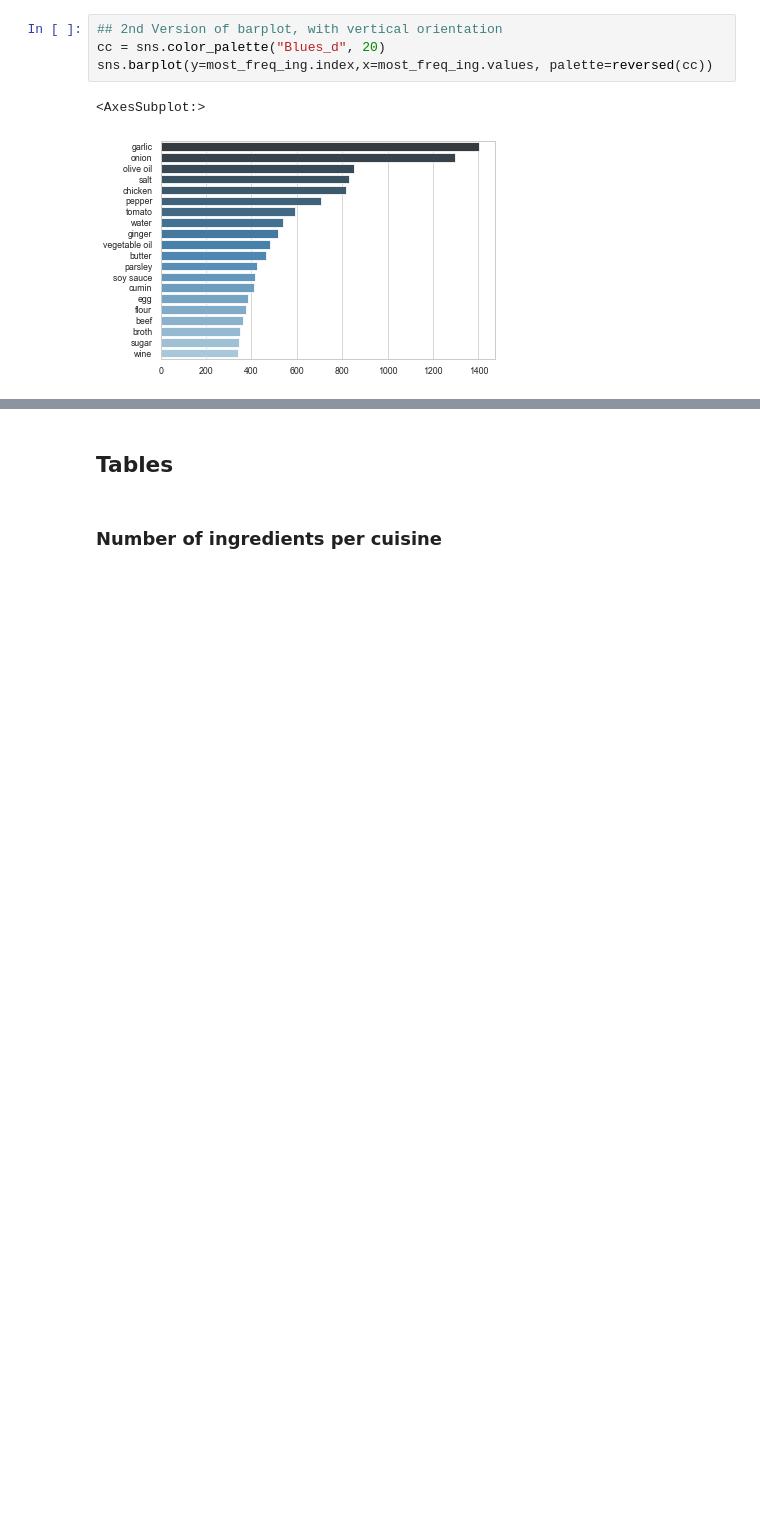
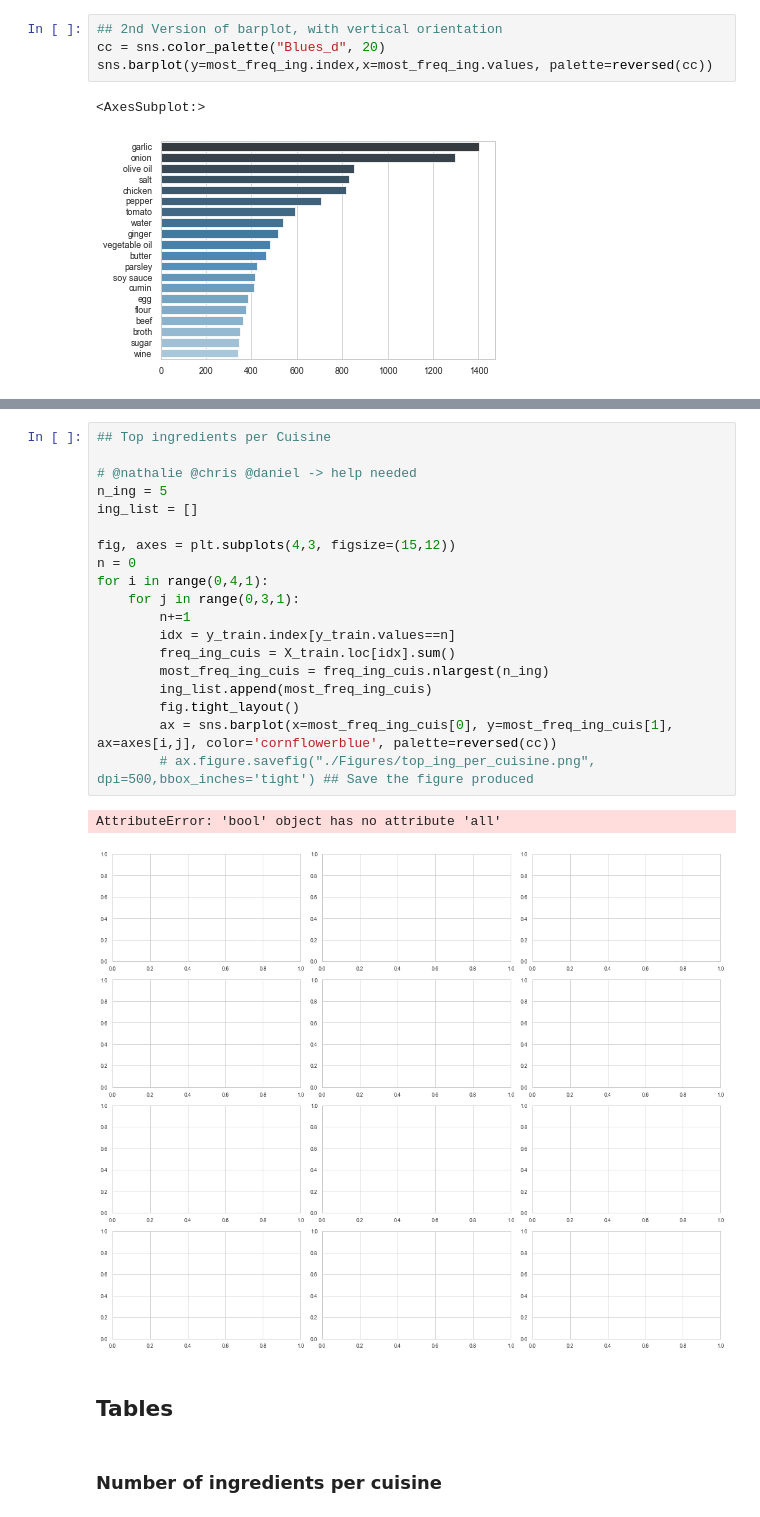
Before and after one commit to TedOiler/dme_gp, a Jupyter notebook: recipes/main.ipynb, the cells around one changed output, grey strips where cells are left out. Saved outputs shown, nothing was run; the diff lists cells and outputs as text; blank space fills up the shorter version.

Commit message:
top ingridient per cuisine graph. Help needed

```diff
--- a/recipes/main.ipynb
+++ b/recipes/main.ipynb
@@ -109,3 +109,25 @@ recipe length skewness 0.4306740161111416
+# %%
+## Top ingredients per Cuisine
+
+# @nathalie @chris @daniel -> help needed
+n_ing = 5
+ing_list = []
+
+fig, axes = plt.subplots(4,3, figsize=(15,12))
+n = 0
+for i in range(0,4,1):
+    for j in range(0,3,1):
+        n+=1
+        idx = y_train.index[y_train.values==n]
+        freq_ing_cuis = X_train.loc[idx].sum()
+        most_freq_ing_cuis = freq_ing_cuis.nlargest(n_ing)
+        ing_list.append(most_freq_ing_cuis)
+        fig.tight_layout()
+        ax = sns.barplot(x=most_freq_ing_cuis[0], y=most_freq_ing_cuis[1], ax=axes[i,j], color='cornflowerblue', palette=reversed(cc))
+        # ax.figure.savefig("./Figures/top_ing_per_cuisine.png", dpi=500,bbox_inches='tight') ## Save the figure produced
+# %% [output]
+AttributeError: 'bool' object has no attribute 'all'
+[figure, added]
 # %% [markdown]
 ## Tables
 # %% [markdown]
```
Also changed, not shown: parts of 5 cells of this notebook.
